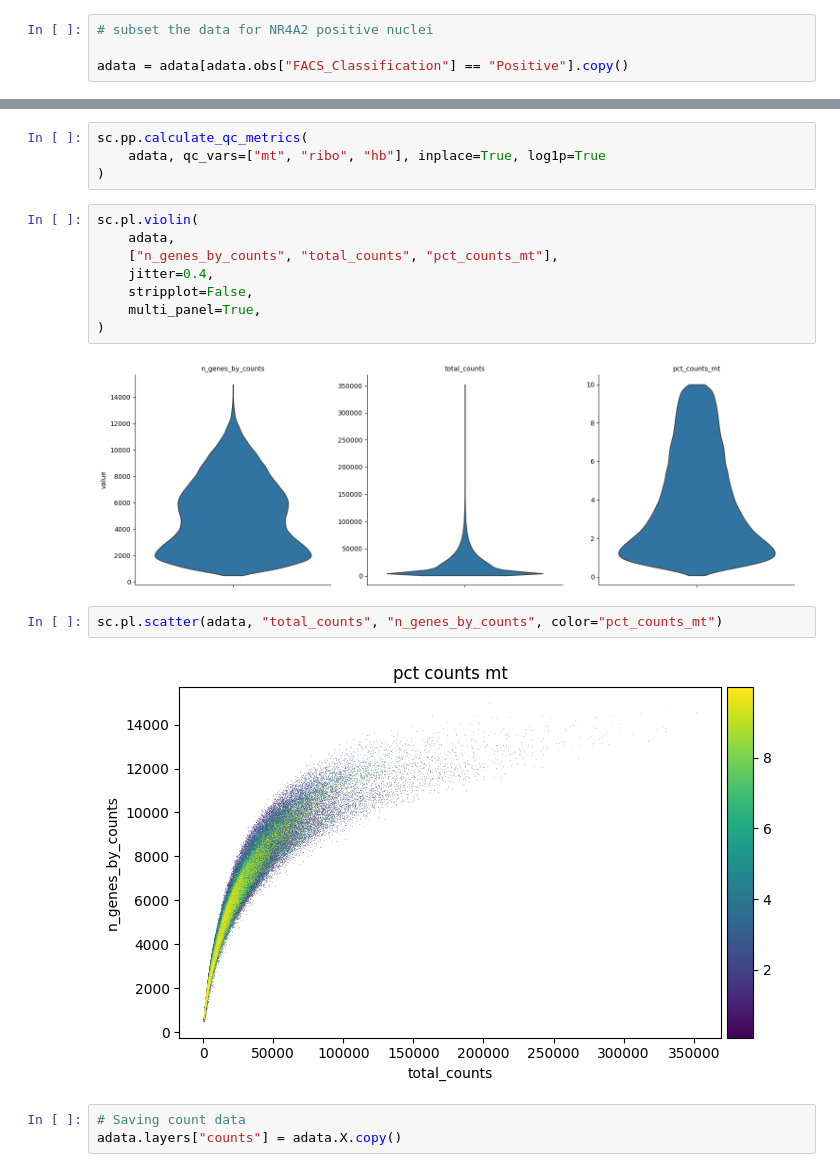
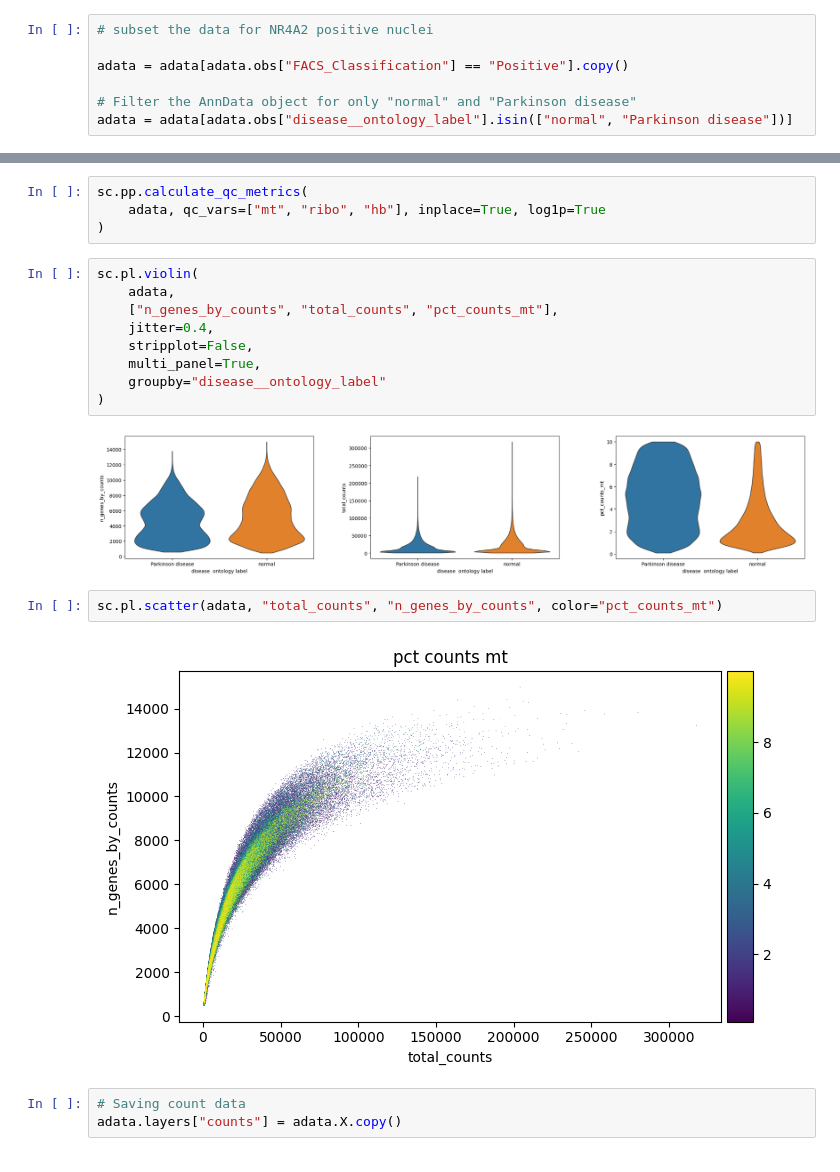
Before and after one commit to sean-otoole/HODD, a Jupyter notebook: prepare_training_data.ipynb, the cells around one changed output, grey strips where cells are left out. Drawn from its saved outputs; the diff is of its cells as text.

Commit message:
made numerous adjustments to anndata object preparation, batch correction still required

```diff
--- a/prepare_training_data.ipynb
+++ b/prepare_training_data.ipynb
@@ -93,6 +75,9 @@ adata.obs
 # subset the data for NR4A2 positive nuclei
 
 adata = adata[adata.obs["FACS_Classification"] == "Positive"].copy()
+
+# Filter the AnnData object for only "normal" and "Parkinson disease"
+adata = adata[adata.obs["disease__ontology_label"].isin(["normal", "Parkinson disease"])]
 # %%
 # calculate standard quality control metrics
 
@@ -109,17 +94,18 @@ sc.pp.calculate_qc_metrics(
 # %%
 sc.pl.violin(
     adata,
     ["n_genes_by_counts", "total_counts", "pct_counts_mt"],
     jitter=0.4,
     stripplot=False,
     multi_panel=True,
+    groupby="disease__ontology_label"
 )
 # %% [output]
-[figure, old version]
+[figure, new version]
 # %%
 sc.pl.scatter(adata, "total_counts", "n_genes_by_counts", color="pct_counts_mt")
 # %% [output]
-[figure, old version]
+[figure, new version]
 # %%
 # Saving count data
 adata.layers["counts"] = adata.X.copy()
```
Also changed, not shown: parts of 18 cells of this notebook.
